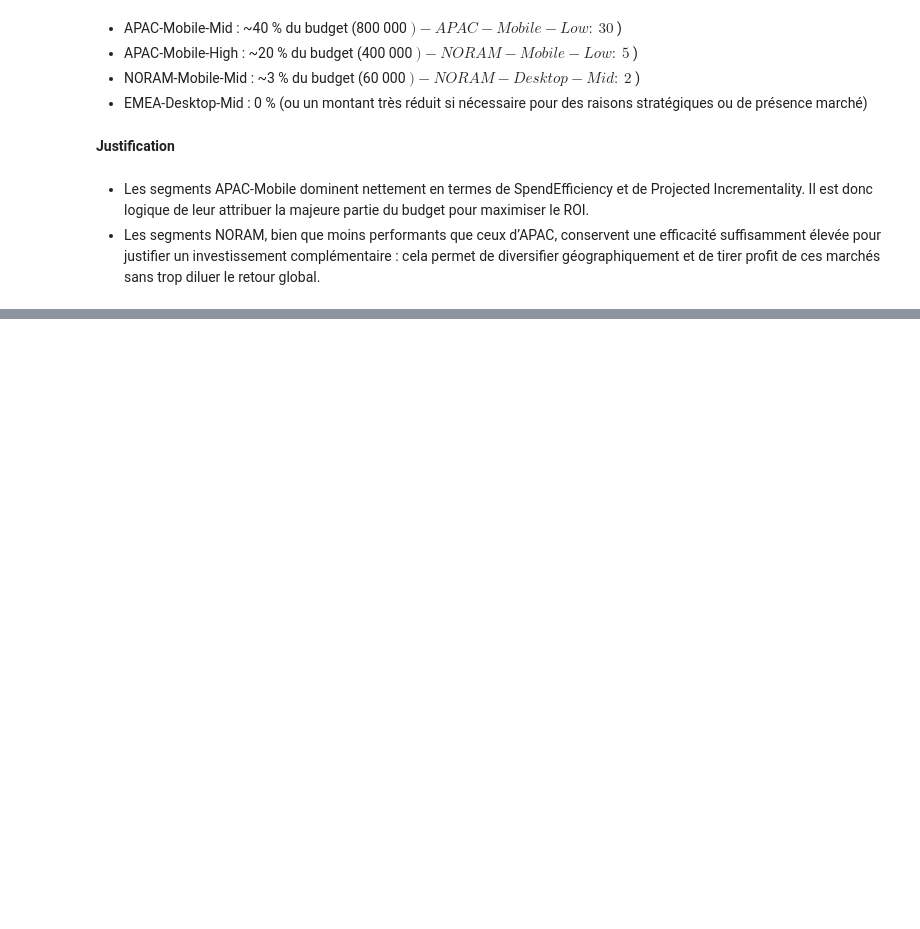
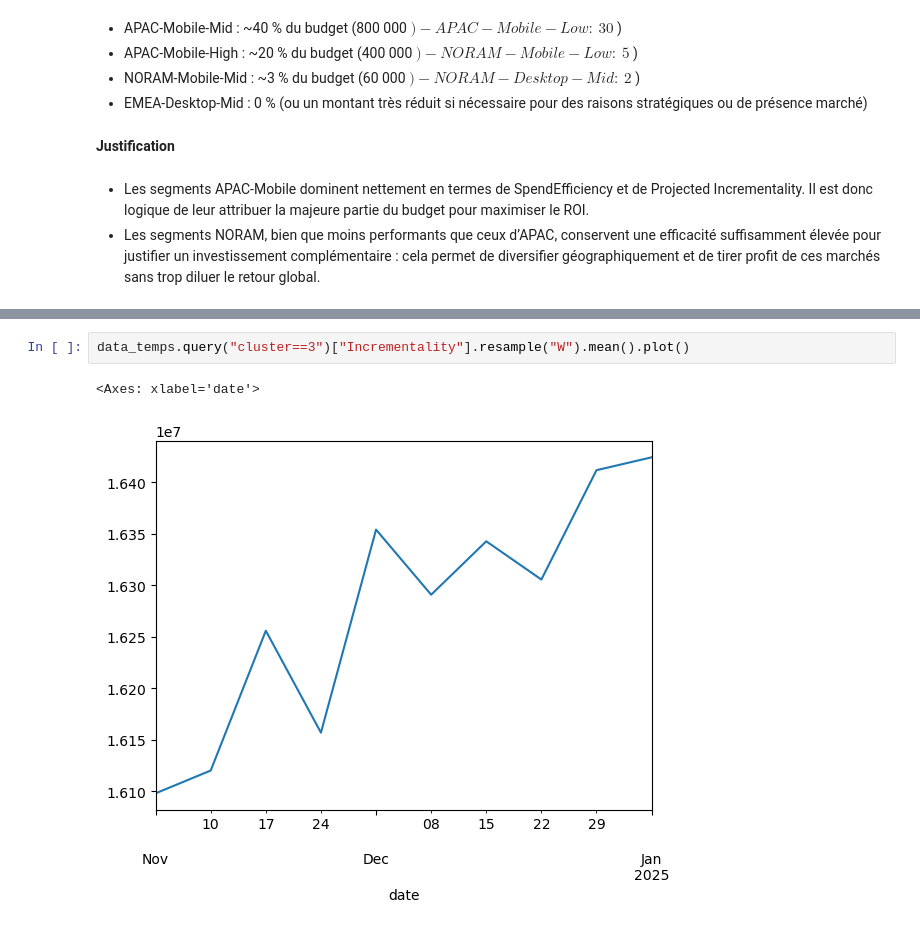
Before and after one commit to Soilah98/Clustering, a Jupyter notebook: Pricing_hotellerie/pricing.ipynb, the cells around one changed output, grey strips where cells are left out. Drawn from its saved outputs; the diff is of its cells as text; blank space fills up the shorter version.

```diff
--- a/Pricing_hotellerie/pricing.ipynb
+++ b/Pricing_hotellerie/pricing.ipynb
@@ -383,0 +395,5 @@ Il est donc logique de leur attribuer la majeure partie du budget pour maximiser
+# %%
+data_temps.query("cluster==3")["Incrementality"].resample("W").mean().plot()
+# %% [output]
+<Axes: xlabel='date'>
+[figure, added]
```
Also changed, not shown: parts of 8 cells of this notebook.
